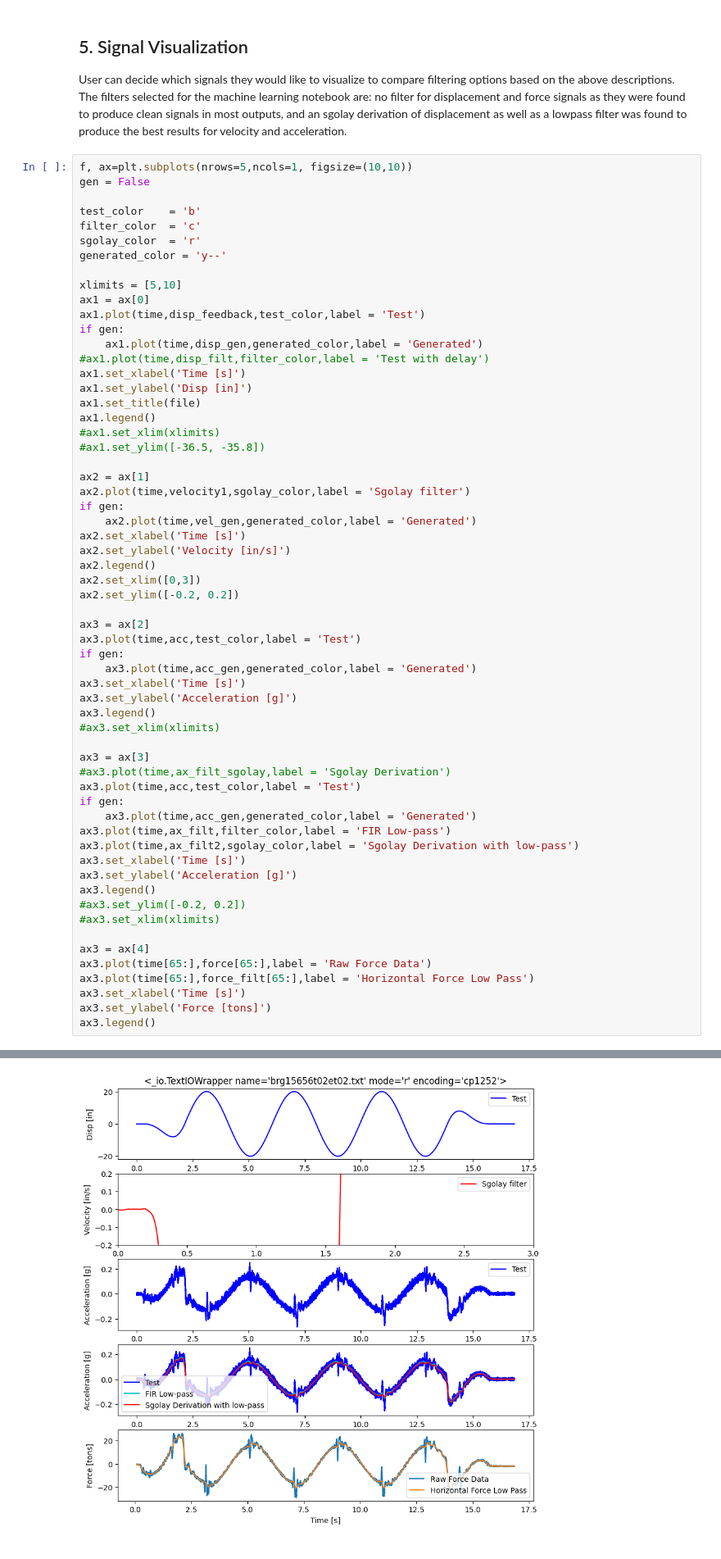
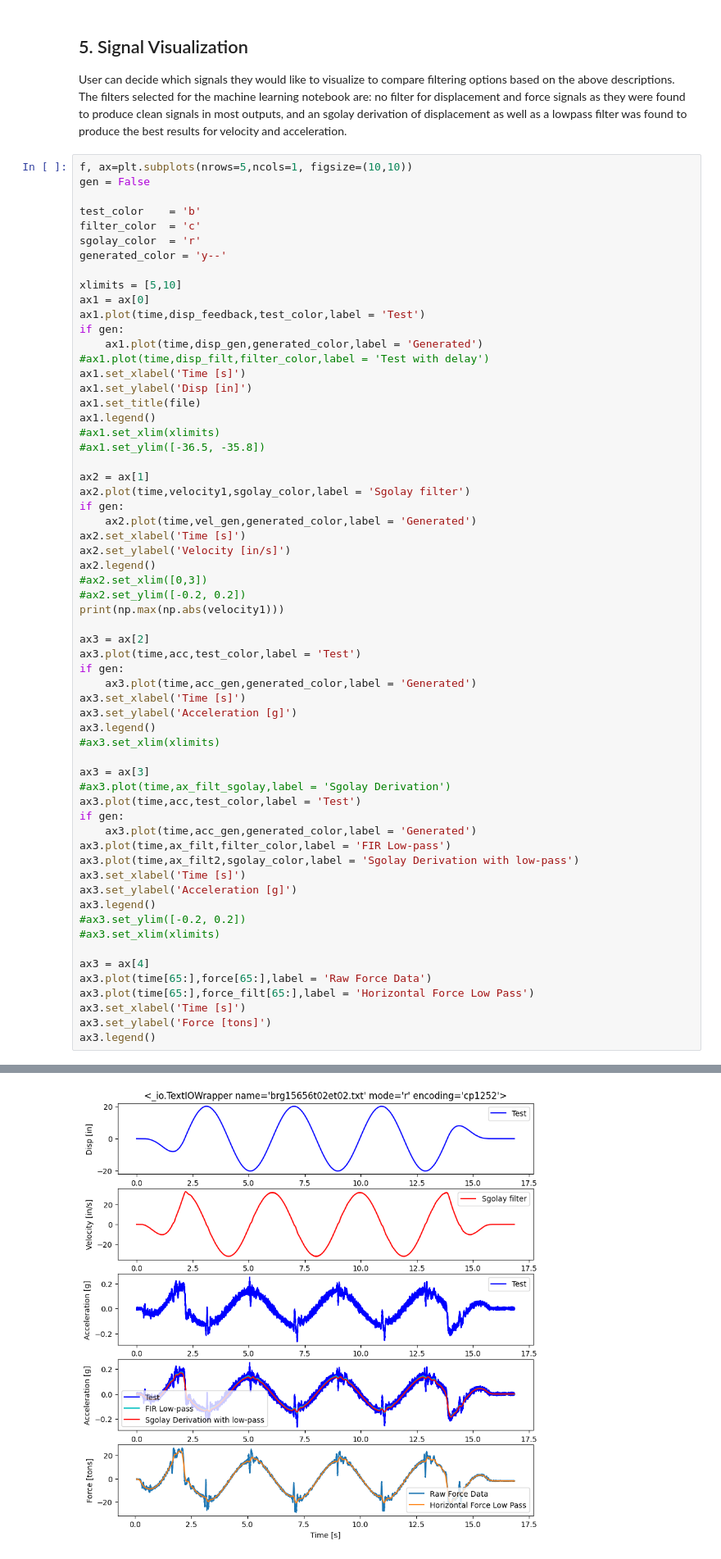
Before and after one commit to Kaylaerler/Structural-Insights-with-ML, a Jupyter notebook: experiment_forSRMD.ipynb, the cells around one changed output, grey strips where cells are left out. Shown at 82% size. Cells and saved outputs as stored; diff of their text form.

```diff
--- a/experiment_forSRMD.ipynb
+++ b/experiment_forSRMD.ipynb
@@ -298,8 +298,9 @@ if gen:
 ax2.set_xlabel('Time [s]')
 ax2.set_ylabel('Velocity [in/s]')
 ax2.legend()
-ax2.set_xlim([0,3])
-ax2.set_ylim([-0.2, 0.2])
+#ax2.set_xlim([0,3])
+#ax2.set_ylim([-0.2, 0.2])
+print(np.max(np.abs(velocity1)))
 
 ax3 = ax[2]
 ax3.plot(time,acc,test_color,label = 'Test')
@@ -334 +336 @@ ax3.legend()
-[figure, old version]
+[figure, new version]
```
Also changed, not shown: parts of 2 cells of this notebook, 5 other files.
